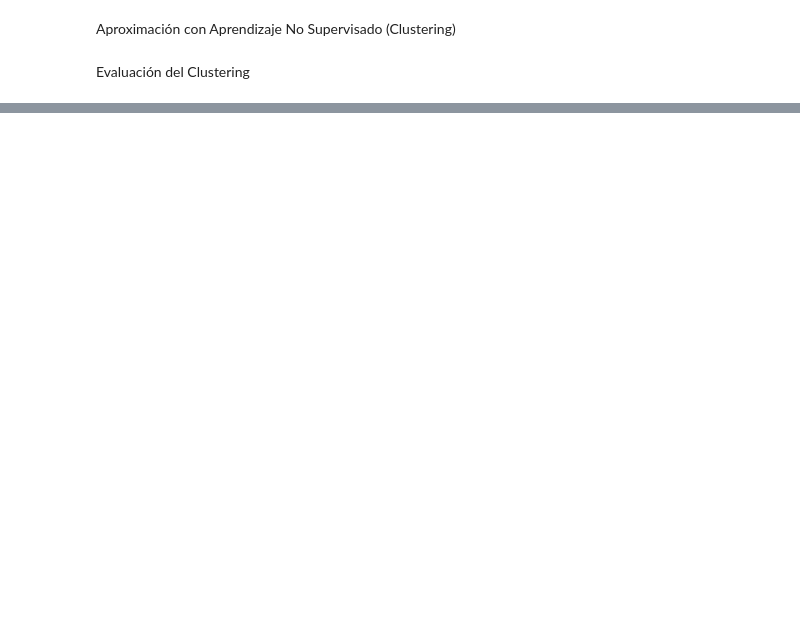
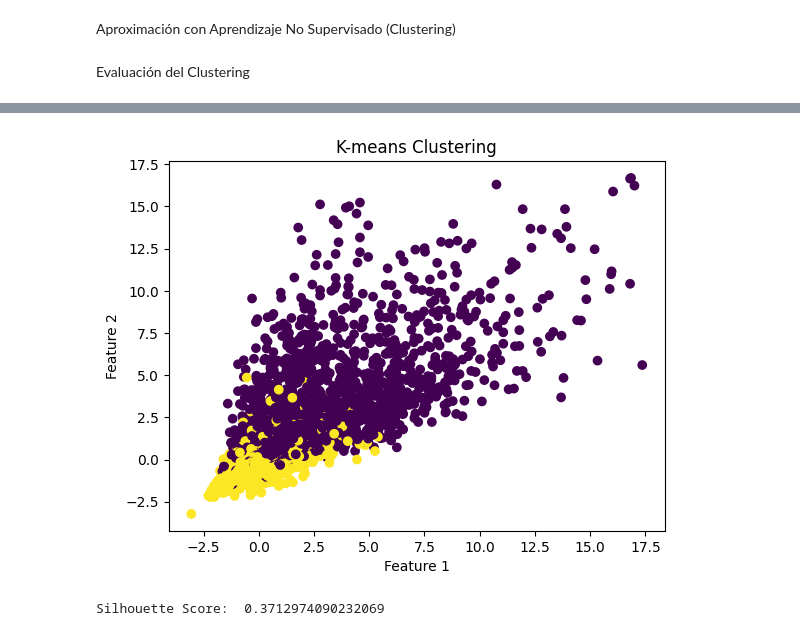
Before and after one commit to saisito/MLF_nunez-alejandro, a Jupyter notebook: nunez-alejandro.ipynb, the cells around one changed output, grey strips where cells are left out. Drawn from its saved outputs; the diff is of its cells as text; code cells hidden in the pictures; blank space fills up the shorter version.

```diff
--- a/nunez-alejandro.ipynb
+++ b/nunez-alejandro.ipynb
@@ -739,18 +869,14 @@ data_AmBe_plomo, labels_AmBe_plomo = cargar_datos_y_etiquetas(neutrones_file, ga
 # %% [markdown]
 Preprocesamiento y Balanceo de Clases
 # %%
-from sklearn.preprocessing import StandardScaler
-from sklearn.model_selection import train_test_split
-from imblearn.over_sampling import SMOTE
+# Normalización de los datos
+scaler = StandardScaler()
+data = scaler.fit_transform(data)
 
-# Normalización/Estandarización
-scaler = StandardScaler()
-data_AmBe_plomo = scaler.fit_transform(data_AmBe_plomo)
+# División de los datos en entrenamiento y prueba
+X_train, X_test, y_train, y_test = train_test_split(data, labels, test_size=0.3, random_state=42)
 
-# División de los Datos
-X_train, X_test, y_train, y_test = train_test_split(data_AmBe_plomo, labels_AmBe_plomo, test_size=0.3, random_state=42)
-
-# Balanceo de Clases con SMOTE
+# Balanceo de clases con SMOTE
 sm = SMOTE(random_state=42)
 X_train_balanced, y_train_balanced = sm.fit_resample(X_train, y_train)
 # %% [markdown]
@@ -850,0 +998,12 @@ print(cluster_composition)
+# %%
+plt.scatter(X_test[:, 0], X_test[:, 1], c=clusters, cmap='viridis')
+plt.xlabel('Feature 1')
+plt.ylabel('Feature 2')
+plt.title('K-means Clustering')
+plt.show()
+
+silhouette_avg = silhouette_score(X_test, clusters)
+print("Silhouette Score: ", silhouette_avg)
+# %% [output]
+[figure, added]
+Silhouette Score:  0.3712974090232069
```
Also changed, not shown: parts of 29 cells of this notebook.
